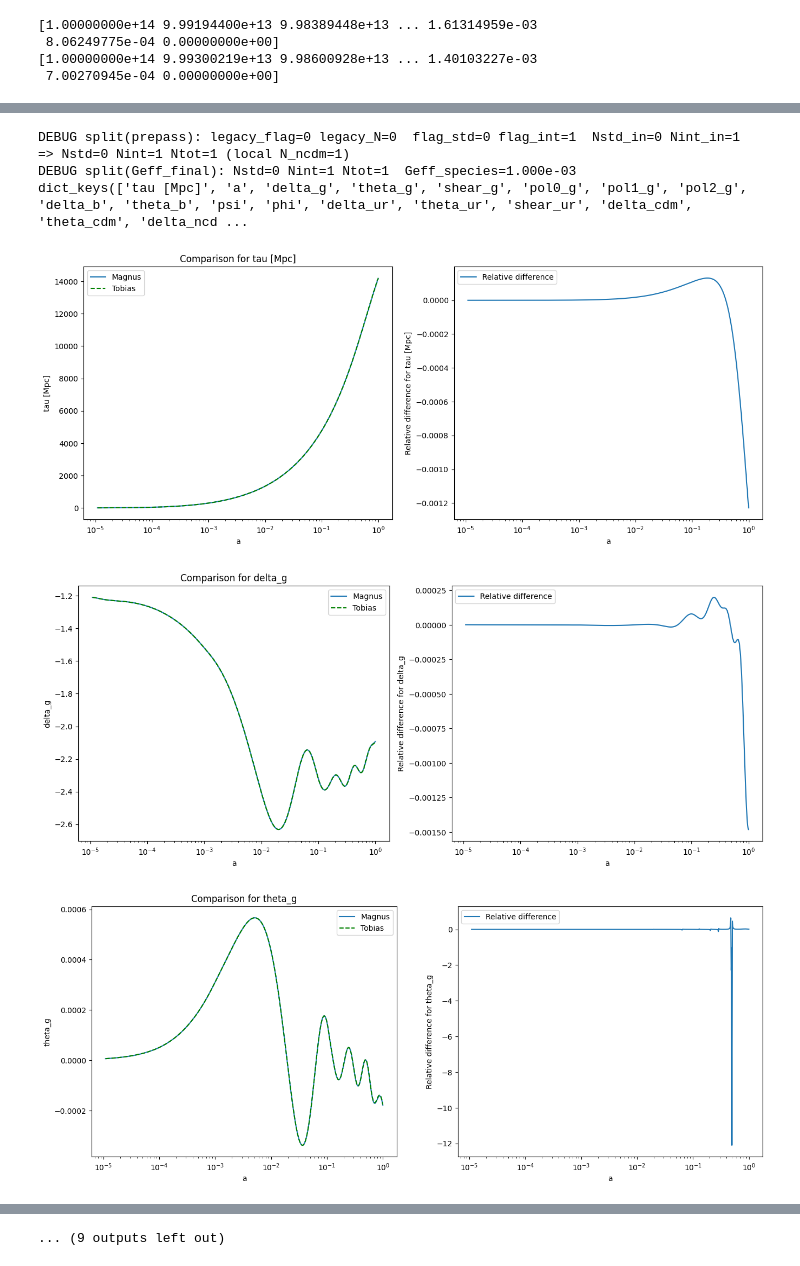
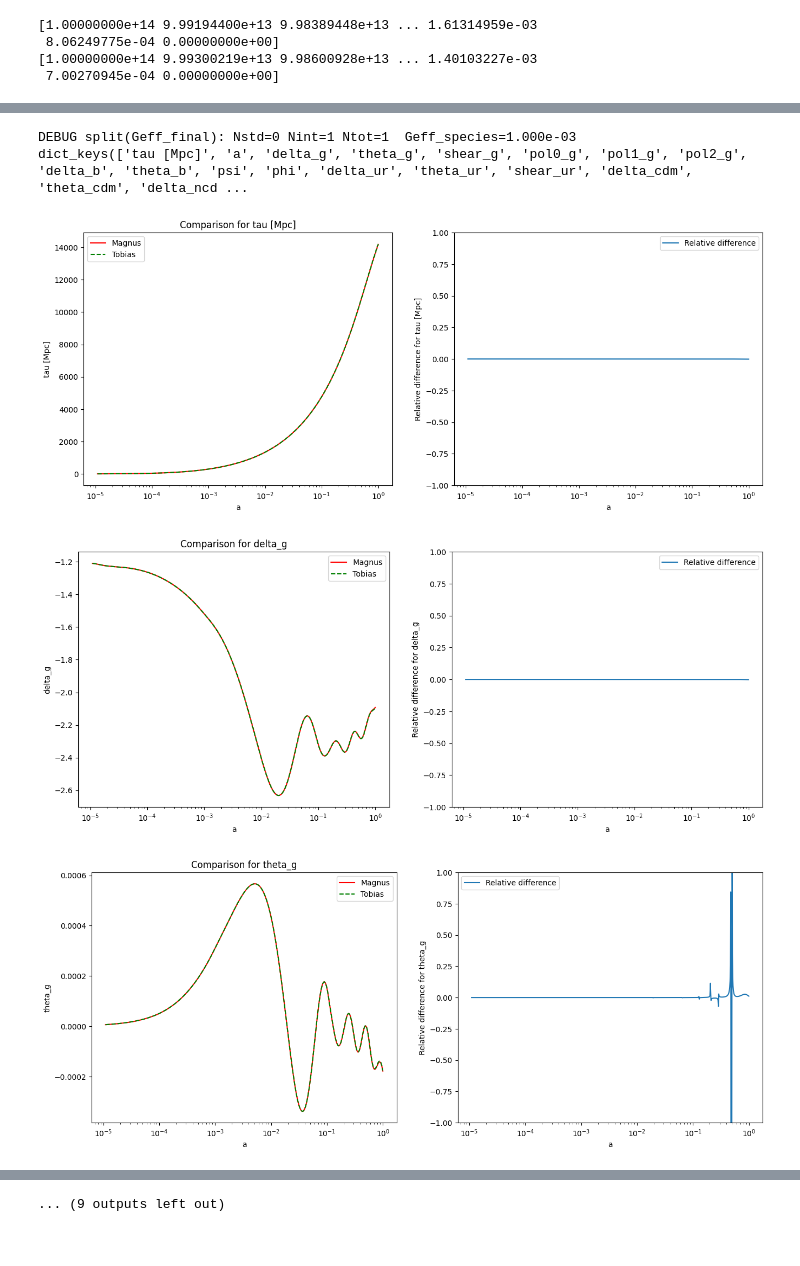
Before and after one commit to MagnusUggerhoej/DRMD-CLASS, a Jupyter notebook: Magnus_files/my_comparison_vs_tobias/comparisons_ncdm.ipynb, the cells around one changed output, grey strips where cells are left out. Cells and saved outputs as stored; diff of their text form; code cells hidden in the pictures.

```diff
--- a/Magnus_files/my_comparison_vs_tobias/comparisons_ncdm.ipynb
+++ b/Magnus_files/my_comparison_vs_tobias/comparisons_ncdm.ipynb
@@ -50,7 +153,7 @@ for key in background_Magnus_ncdm.keys():
 
     fig, axs = plt.subplots(1,2,figsize=(16,6))
 
-    axs[0].plot(z_magnus, background_Magnus_ncdm[key], label='Magnus', ls='solid')
+    axs[0].plot(z_magnus, background_Magnus_ncdm[key], label='Magnus', color = 'red', ls='solid')
     axs[0].plot(z_tobias, background_Tobias_ncdm[key], label='Tobias', ls='dashed', color = 'green')
     axs[0].plot(z_reference, background_reference_ncdm[key], label='Reference', ls='dotted', lw =2, color = 'magenta')
     axs[0].set(xlabel='z', ylabel=key, xscale='log')
@@ -67,5 +170,6 @@ for key in background_Magnus_ncdm.keys():
     axs[1].plot(z_magnus, relative_difference, label='Relative difference', ls='solid')
     axs[1].set(xlabel='z', ylabel=f'Relative difference for {key}', xscale='log')
     axs[1].invert_xaxis()  # Invert x-axis to have z decreasing from left to right
+    axs[1].set_ylim(-1, 1)  # Set y-limits to zoom in on the relative difference
     axs[1].legend()
 # %% [output]
@@ -110,7 +214,7 @@ for key in thermodynamics_Tobias_ncdm.keys():
 
 
 
-    axs[0].plot(z_Magnus, thermodynamics_Magnus_ncdm[key], label='Magnus', ls='solid')
+    axs[0].plot(z_Magnus, thermodynamics_Magnus_ncdm[key], label='Magnus', color = 'red', ls='solid')
     axs[0].plot(z_reference, thermodynamics_reference_ncdm[key], label='Reference', ls='dotted', lw =2, color = 'magenta')
     axs[0].plot(z_Tobias, thermodynamics_Tobias_ncdm[key], label='Tobias', ls='dashed', color = 'green')
     axs[0].set(xlabel='z', ylabel=key, xscale='log')
@@ -126,6 +230,7 @@ for key in thermodynamics_Tobias_ncdm.keys():
     axs[1].plot(z_Magnus, relative_difference, label='Relative difference', ls='solid')
     axs[1].set(xlabel='z', ylabel=f'Relative difference for {key}', xscale='log')
     axs[1].legend()
+    axs[1].set_ylim(-1, 1)
     axs[1].invert_xaxis()  # Invert x-axis to have z decreasing from left to right
 # %% [output]
 scale factor a
@@ -156,35 +261,35 @@ perturbations_reference_ncdm = model_reference_ncdm.get_perturbations()['scalar'
 
 a_Magnus = perturbations_Magnus_ncdm['a']
 a_reference = perturbations_reference_ncdm['a']
 a_Tobias = perturbations_Tobias_ncdm['a']
 for key in perturbations_Magnus_ncdm.keys():
     if key == 'a':
         continue
 
 
     fig, axs = plt.subplots(1,2,figsize=(16,6))
-    axs[0].plot(a_Magnus, perturbations_Magnus_ncdm[key], label='Magnus', ls='solid')
+    axs[0].plot(a_Magnus, perturbations_Magnus_ncdm[key], label='Magnus', color = 'red', ls='solid')
     #ax.plot(a_reference, perturbations_reference_ncdm[key], label='Reference', ls='dotted', lw =2, color = 'magenta')
     axs[0].plot(a_Tobias, perturbations_Tobias_ncdm[key], label='Tobias', ls='dashed', color = 'green')
     axs[0].set(xlabel='a', ylabel=key, xscale='log')
     #ax.invert_xaxis()  # Invert x-axis to have z decreasing from left to right
     axs[0].set_title(f'Comparison for {key}')
     axs[0].legend()
 
     #Create a logscale plot of the relative difference between Magnus and Tobias. First, we need to interpolate the Tobias data to the same a values as Magnus.
     interp_Tobias = interp1d(a_Tobias, perturbations_Tobias_ncdm[key], kind='cubic', fill_value='extrapolate')
     Tobias_interp = interp_Tobias(a_Magnus)
 
     relative_difference = (perturbations_Magnus_ncdm[key] - Tobias_interp) / perturbations_Magnus_ncdm[key]
     axs[1].plot(a_Magnus, relative_difference, label='Relative difference', ls='solid')
     axs[1].set(xlabel='a', ylabel=f'Relative difference for {key}', xscale='log')
+    axs[1].set_ylim(-1, 1)  # Set y-limits to zoom in on the relative difference
     axs[1].legend()
 
 print(perturbations_Magnus_ncdm.keys())
 # %% [output]
-DEBUG split(prepass): legacy_flag=0 legacy_N=0  flag_std=0 flag_int=1  Nstd_in=0 Nint_in=1  => Nstd=0 Nint=1 Ntot=1 (local N_ncdm=1)
 DEBUG split(Geff_final): Nstd=0 Nint=1 Ntot=1  Geff_species=1.000e-03
 dict_keys(['tau [Mpc]', 'a', 'delta_g', 'theta_g', 'shear_g', 'pol0_g', 'pol1_g', 'pol2_g', 'delta_b', 'theta_b', 'psi', 'phi', 'delta_ur', 'theta_ur', 'shear_ur', 'delta_cdm', 'theta_cdm', 'delta_ncd ...
-[figure, old version]
+[figure, new version]
-[figure, old version]
+[figure, new version]
-[figure, old version]
+[figure, new version]
```
Also changed, not shown: parts of 8 cells of this notebook, 20 other files.
